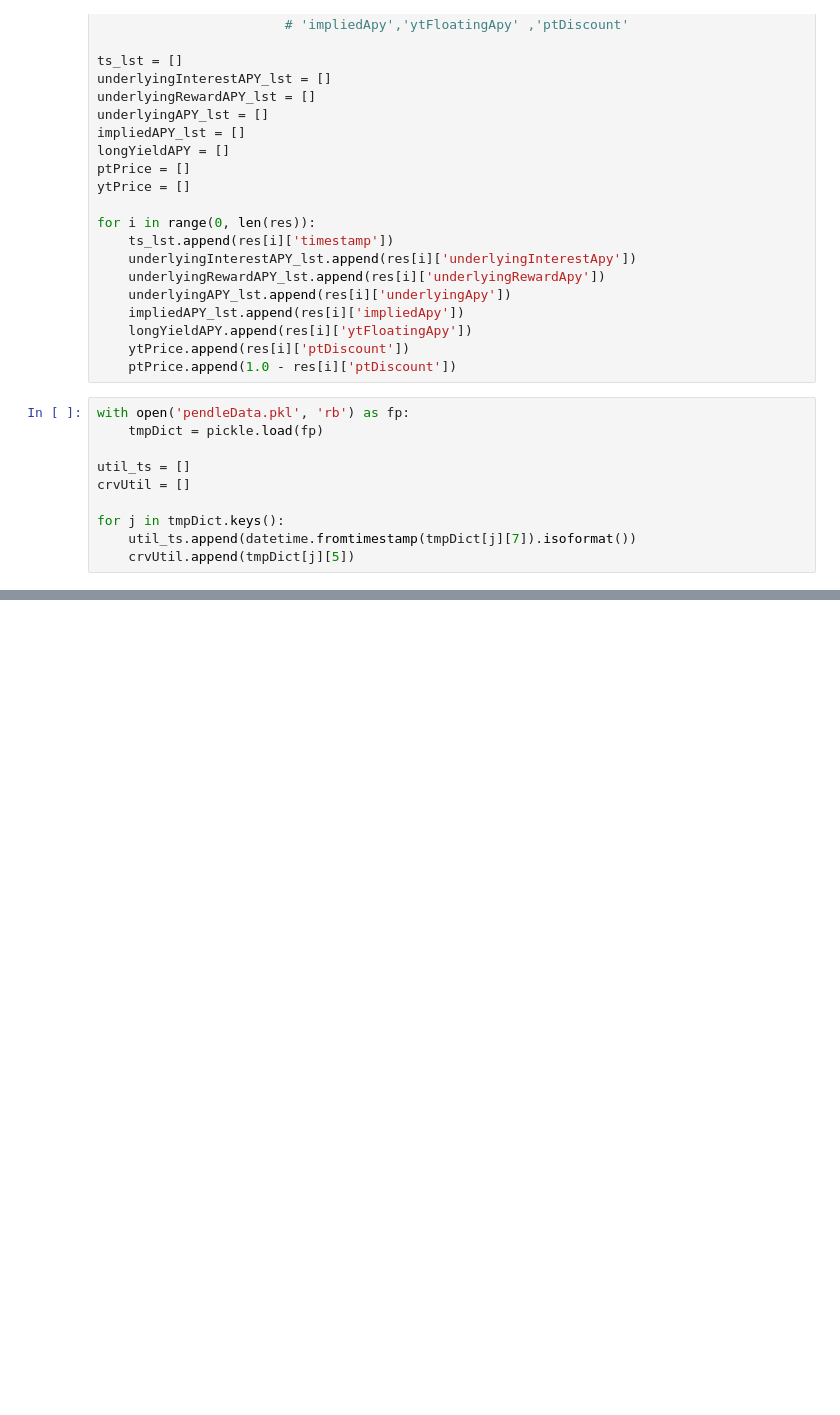
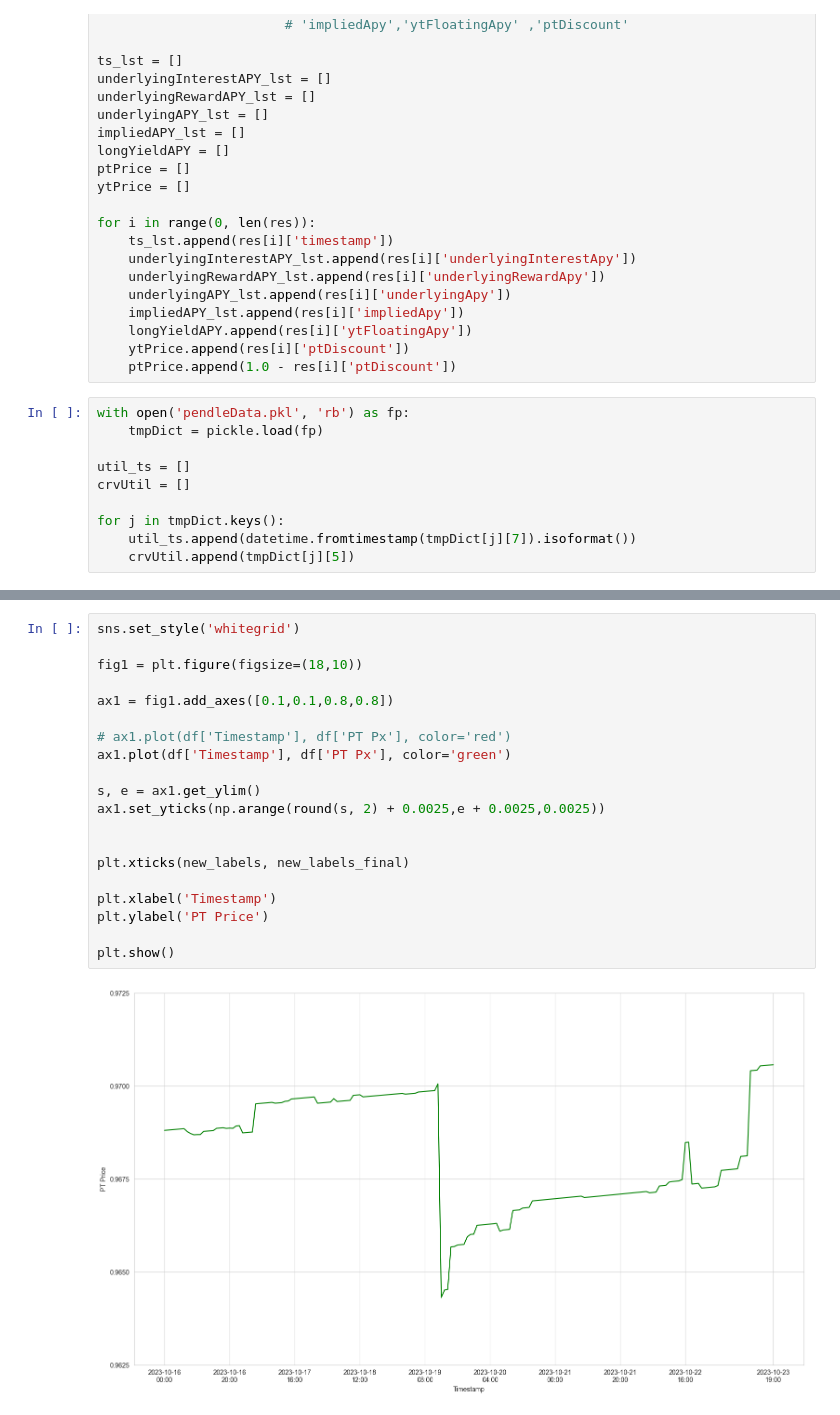
Before and after one commit to junkyahd/pendle-exploration, a Jupyter notebook: pendleAPI.ipynb, the cells around one changed output, grey strips where cells are left out. Drawn from its saved outputs; the diff is of its cells as text; blank space fills up the shorter version.

```diff
--- a/pendleAPI.ipynb
+++ b/pendleAPI.ipynb
@@ -203,0 +232,22 @@ plt.plot(util_ts, crvUtil)
+# %%
+sns.set_style('whitegrid')
+
+fig1 = plt.figure(figsize=(18,10))
+
+ax1 = fig1.add_axes([0.1,0.1,0.8,0.8])
+
+# ax1.plot(df['Timestamp'], df['PT Px'], color='red')
+ax1.plot(df['Timestamp'], df['PT Px'], color='green')
+
+s, e = ax1.get_ylim()
+ax1.set_yticks(np.arange(round(s, 2) + 0.0025,e + 0.0025,0.0025))
+
+
+plt.xticks(new_labels, new_labels_final)
+
+plt.xlabel('Timestamp')
+plt.ylabel('PT Price')
+
+plt.show()
+# %% [output]
+[figure, added]
```
Also changed, not shown: parts of 13 cells of this notebook.
